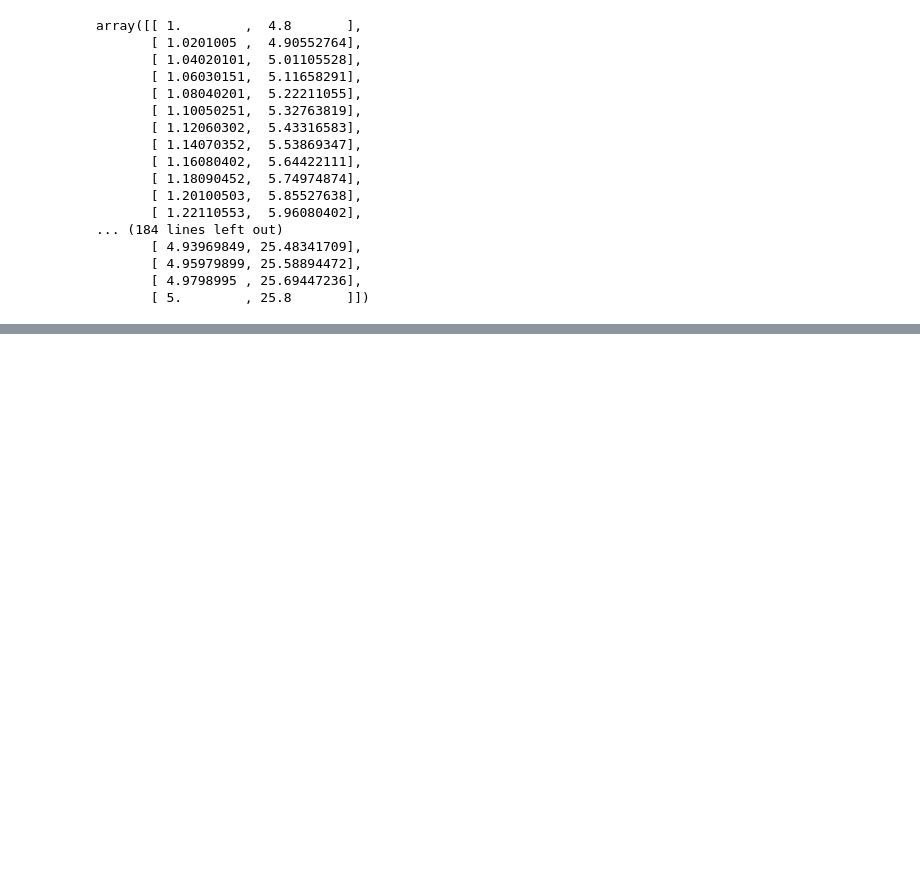
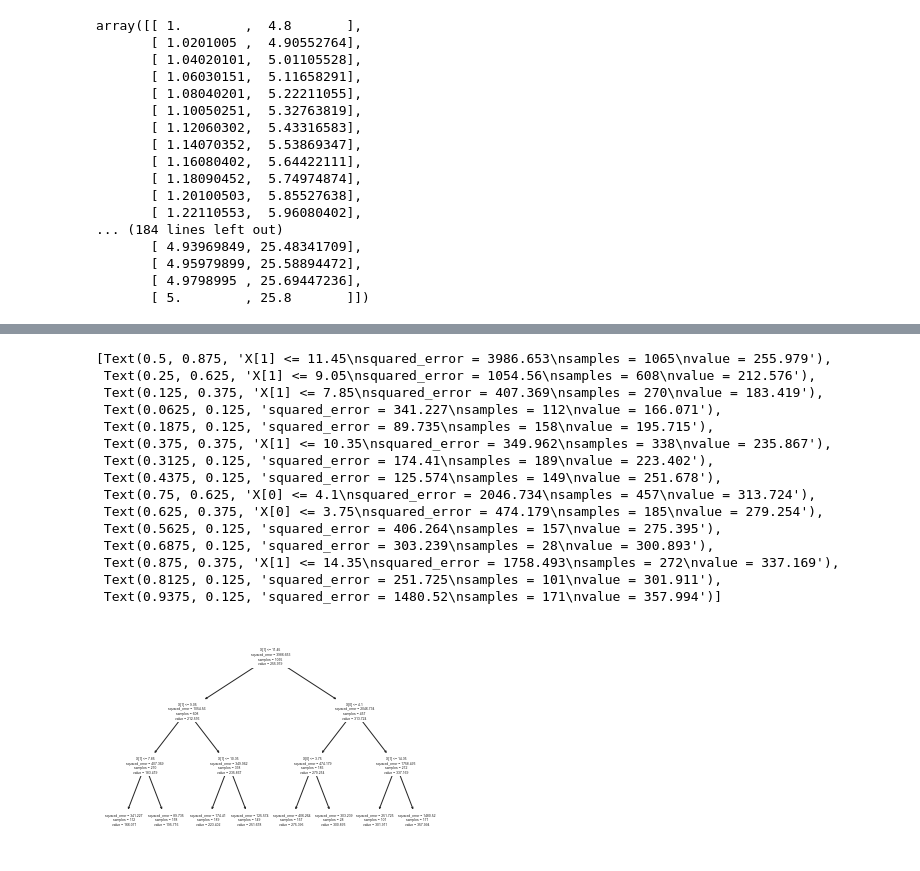
Before and after one commit to Rasel-25/ML, a Jupyter notebook: Decision Tree/DecisionTree.ipynb, the cells around one changed output, grey strips where cells are left out. Drawn from its saved outputs; the diff is of its cells as text; code cells hidden in the pictures; blank space fills up the shorter version.

```diff
--- a/Decision Tree/DecisionTree.ipynb
+++ b/Decision Tree/DecisionTree.ipynb
@@ -783,0 +828,20 @@ plt.show()
+# %%
+tree3=DecisionTreeRegressor(max_depth=3).fit(features[['ENGINESIZE','FUELCONSUMPTION_COMB']], target.values.ravel())
+plot_tree(tree3)
+# %% [output]
+[Text(0.5, 0.875, 'X[1] <= 11.45\nsquared_error = 3986.653\nsamples = 1065\nvalue = 255.979'),
+ Text(0.25, 0.625, 'X[1] <= 9.05\nsquared_error = 1054.56\nsamples = 608\nvalue = 212.576'),
+ Text(0.125, 0.375, 'X[1] <= 7.85\nsquared_error = 407.369\nsamples = 270\nvalue = 183.419'),
+ Text(0.0625, 0.125, 'squared_error = 341.227\nsamples = 112\nvalue = 166.071'),
+ Text(0.1875, 0.125, 'squared_error = 89.735\nsamples = 158\nvalue = 195.715'),
+ Text(0.375, 0.375, 'X[1] <= 10.35\nsquared_error = 349.962\nsamples = 338\nvalue = 235.867'),
+ Text(0.3125, 0.125, 'squared_error = 174.41\nsamples = 189\nvalue = 223.402'),
+ Text(0.4375, 0.125, 'squared_error = 125.574\nsamples = 149\nvalue = 251.678'),
+ Text(0.75, 0.625, 'X[0] <= 4.1\nsquared_error = 2046.734\nsamples = 457\nvalue = 313.724'),
+ Text(0.625, 0.375, 'X[0] <= 3.75\nsquared_error = 474.179\nsamples = 185\nvalue = 279.254'),
+ Text(0.5625, 0.125, 'squared_error = 406.264\nsamples = 157\nvalue = 275.395'),
+ Text(0.6875, 0.125, 'squared_error = 303.239\nsamples = 28\nvalue = 300.893'),
+ Text(0.875, 0.375, 'X[1] <= 14.35\nsquared_error = 1758.493\nsamples = 272\nvalue = 337.169'),
+ Text(0.8125, 0.125, 'squared_error = 251.725\nsamples = 101\nvalue = 301.911'),
+ Text(0.9375, 0.125, 'squared_error = 1480.52\nsamples = 171\nvalue = 357.994')]
+[figure, added]
```
Also changed, not shown: parts of 10 cells of this notebook.
